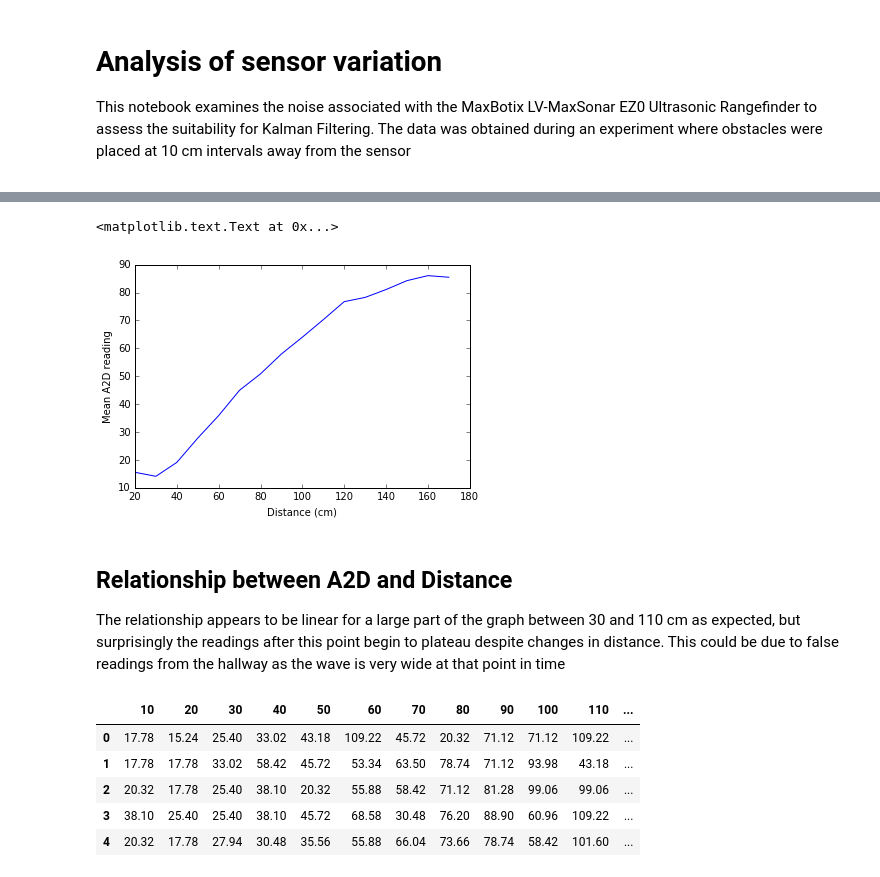
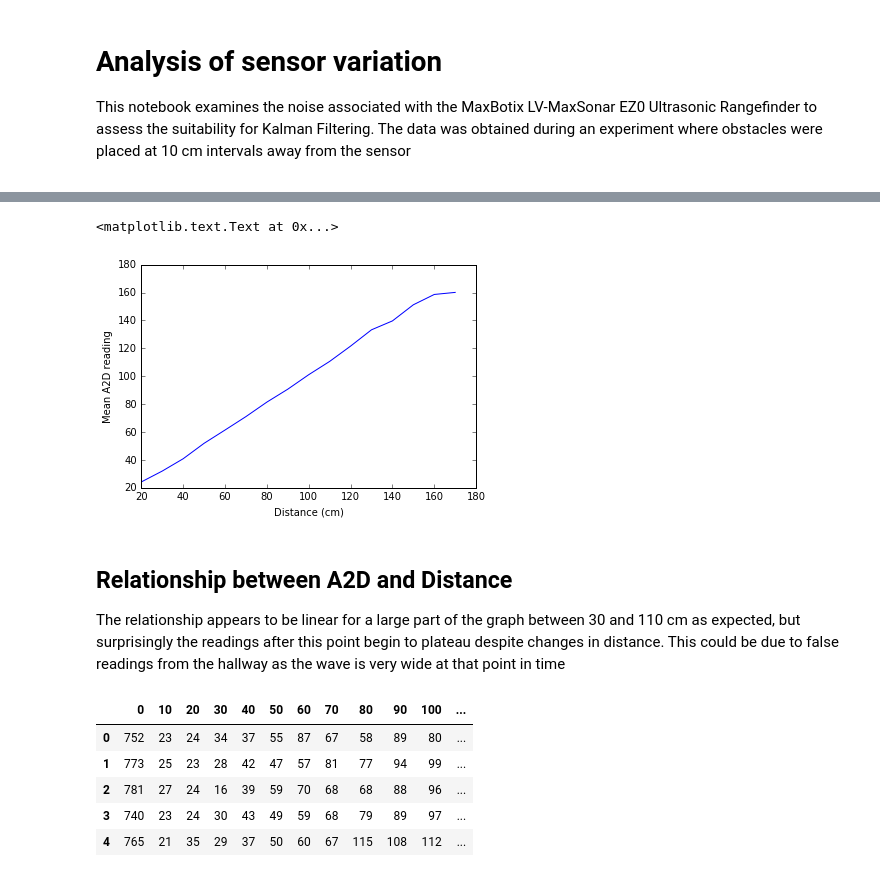
Before and after one commit to a-pradhan/SensorOutputAnalysis, a Jupyter notebook: MaxBotix EZ0 Sensor Noise Profile.ipynb, the cells around one changed output, grey strips where cells are left out. Saved outputs shown, nothing was run; the diff lists cells and outputs as text; code cells hidden in the pictures.

Commit message:
now using MaxBotix EZ3 sensor with

```diff
--- a/MaxBotix EZ0 Sensor Noise Profile.ipynb
+++ b/MaxBotix EZ0 Sensor Noise Profile.ipynb
@@ -8,6 +8,6 @@ import matplotlib.pyplot as plt
 import scipy.stats as stats
 %matplotlib inline
 # %%
-readings_df = pd.read_csv("MaxBotixEZ0_Readings.csv")
+readings_df = pd.read_csv("EZ3.csv")
 readings_df.head()
 # %% [output]
@@ -32,14 +32,14 @@ readings_df.describe()
 # %%
 # plot of mean reading against distance to gain an idea of the relationship between
 distances = range(20,180,10)
 # mean readings for each column
 mean_readings = pd.DataFrame.mean(readings_df, axis=0)
-plt.plot(distances, mean_readings[:-1])
+plt.plot(distances, mean_readings[2:])
 plt.xlabel('Distance (cm)')
 plt.ylabel('Mean A2D reading')
 # %% [output]
 <matplotlib.text.Text at 0x...>
-[figure, old version]
+[figure, new version]
 # %% [markdown]
 <h2>Relationship between A2D and Distance</h2>
 <p>The relationship appears to be linear for a large part of the graph between 30 and 110 cm as expected, but surprisingly the readings after this point begin to plateau despite changes in distance. This could be due to false readings from the hallway as the wave is very wide at that point in time</p>
@@ -47,8 +47,8 @@ plt.ylabel('Mean A2D reading')
 # Converting readings to distances
 def convert_to_cm(reading):
     # manufacturer states the reading / 2 gives the distance in inches. Multiply by 2.54 to get cm
-    return reading/2 * 2.54
-
+    #return reading/2 * 2.54
+    return reading
 distance_readings_df = pd.DataFrame.copy(readings_df)
 
 for i in distance_readings_df:
@@ -56,12 +56,12 @@ for i in distance_readings_df:
 
 distance_readings_df.head()
 # %% [output]
-|  | 10 | 20 | 30 | 40 | 50 | 60 | 70 | 80 | 90 | 100 | 110 | ... |
-| 0 | 17.78 | 15.24 | 25.40 | 33.02 | 43.18 | 109.22 | 45.72 | 20.32 | 71.12 | 71.12 | 109.22 | ... |
-| 1 | 17.78 | 17.78 | 33.02 | 58.42 | 45.72 | 53.34 | 63.50 | 78.74 | 71.12 | 93.98 | 43.18 | ... |
-| 2 | 20.32 | 17.78 | 25.40 | 38.10 | 20.32 | 55.88 | 58.42 | 71.12 | 81.28 | 99.06 | 99.06 | ... |
-| 3 | 38.10 | 25.40 | 25.40 | 38.10 | 45.72 | 68.58 | 30.48 | 76.20 | 88.90 | 60.96 | 109.22 | ... |
-| 4 | 20.32 | 17.78 | 27.94 | 30.48 | 35.56 | 55.88 | 66.04 | 73.66 | 78.74 | 58.42 | 101.60 | ... |
+|  | 0 | 10 | 20 | 30 | 40 | 50 | 60 | 70 | 80 | 90 | 100 | ... |
+| 0 | 752 | 23 | 24 | 34 | 37 | 55 | 87 | 67 | 58 | 89 | 80 | ... |
+| 1 | 773 | 25 | 23 | 28 | 42 | 47 | 57 | 81 | 77 | 94 | 99 | ... |
+| 2 | 781 | 27 | 24 | 16 | 39 | 59 | 70 | 68 | 68 | 88 | 96 | ... |
+| 3 | 740 | 23 | 24 | 30 | 43 | 49 | 59 | 68 | 79 | 89 | 97 | ... |
+| 4 | 765 | 21 | 35 | 29 | 37 | 50 | 60 | 67 | 115 | 108 | 112 | ... |
 # %%
 # summary stats for distance readings
 distance_readings_df.describe()
```
Also changed, not shown: parts of 8 cells of this notebook, 1 other file.
